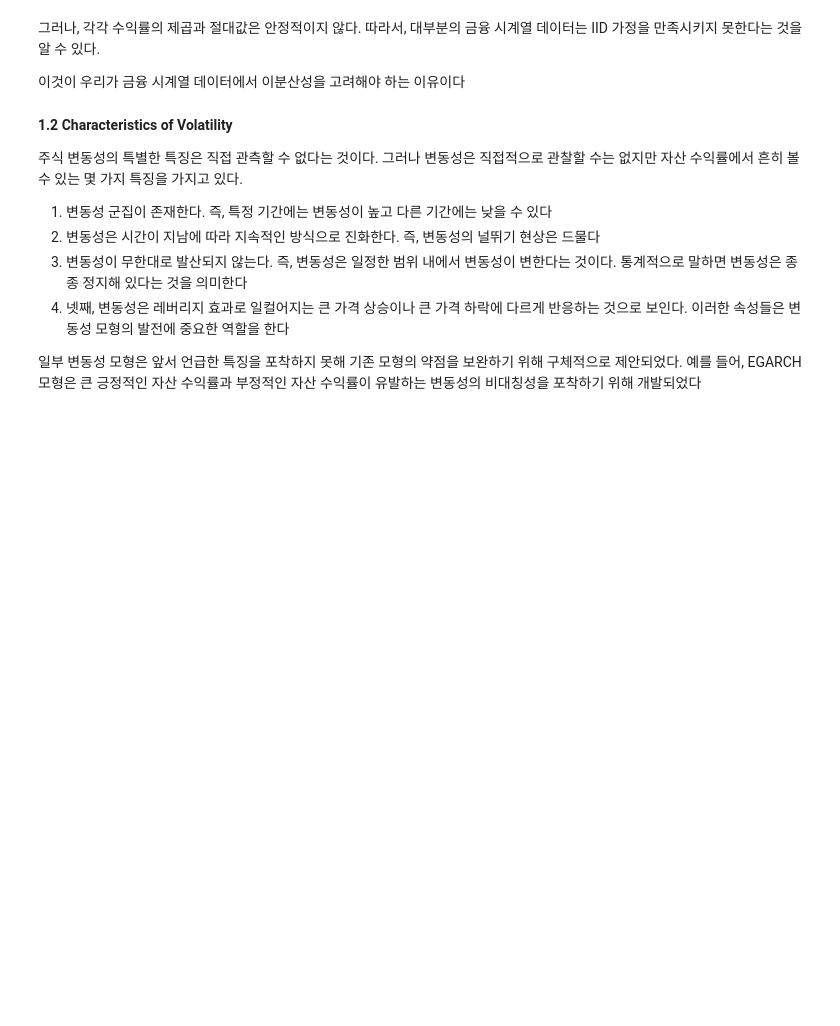
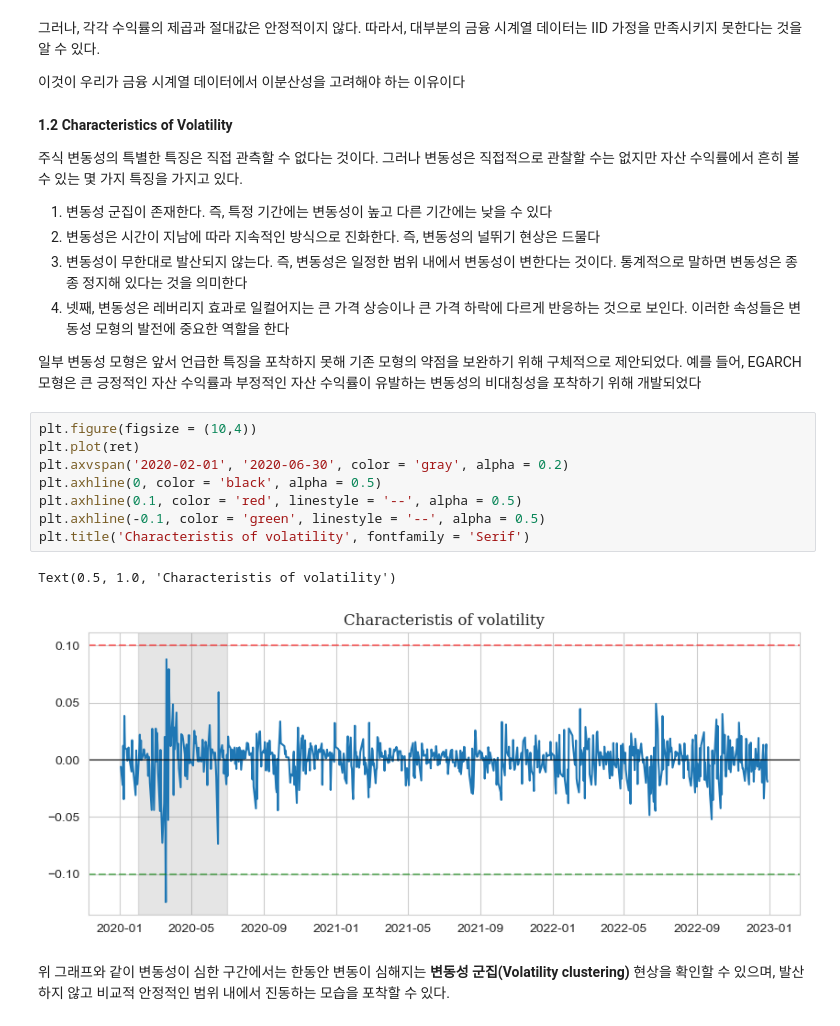
Before and after one commit to Tommylee1013/QUANTIFI, a Jupyter notebook: Week 08/GARCH and Markov-Switching Models.ipynb, the cells around one changed output. Cells and saved outputs as stored; diff of their text form; blank space fills up the shorter version.

```diff
--- a/Week 08/GARCH and Markov-Switching Models.ipynb
+++ b/Week 08/GARCH and Markov-Switching Models.ipynb
@@ -112,3 +112,16 @@ plt.show()
 4. 넷째, 변동성은 레버리지 효과로 일컬어지는 큰 가격 상승이나 큰 가격 하락에 다르게 반응하는 것으로 보인다. 이러한 속성들은 변동성 모형의 발전에 중요한 역할을 한다
 
 일부 변동성 모형은 앞서 언급한 특징을 포착하지 못해 기존 모형의 약점을 보완하기 위해 구체적으로 제안되었다. 예를 들어, EGARCH 모형은 큰 긍정적인 자산 수익률과 부정적인 자산 수익률이 유발하는 변동성의 비대칭성을 포착하기 위해 개발되었다
+# %%
+plt.figure(figsize = (10,4))
+plt.plot(ret)
+plt.axvspan('2020-02-01', '2020-06-30', color = 'gray', alpha = 0.2)
+plt.axhline(0, color = 'black', alpha = 0.5)
+plt.axhline(0.1, color = 'red', linestyle = '--', alpha = 0.5)
+plt.axhline(-0.1, color = 'green', linestyle = '--', alpha = 0.5)
+plt.title('Characteristis of volatility', fontfamily = 'Serif')
+# %% [output]
+Text(0.5, 1.0, 'Characteristis of volatility')
+[figure, added]
+# %% [markdown]
+위 그래프와 같이 변동성이 심한 구간에서는 한동안 변동이 심해지는 **변동성 군집(Volatility clustering)** 현상을 확인할 수 있으며, 발산하지 않고 비교적 안정적인 범위 내에서 진동하는 모습을 포착할 수 있다.
```
Also changed, not shown: parts of 10 cells of this notebook, 2 other files.
